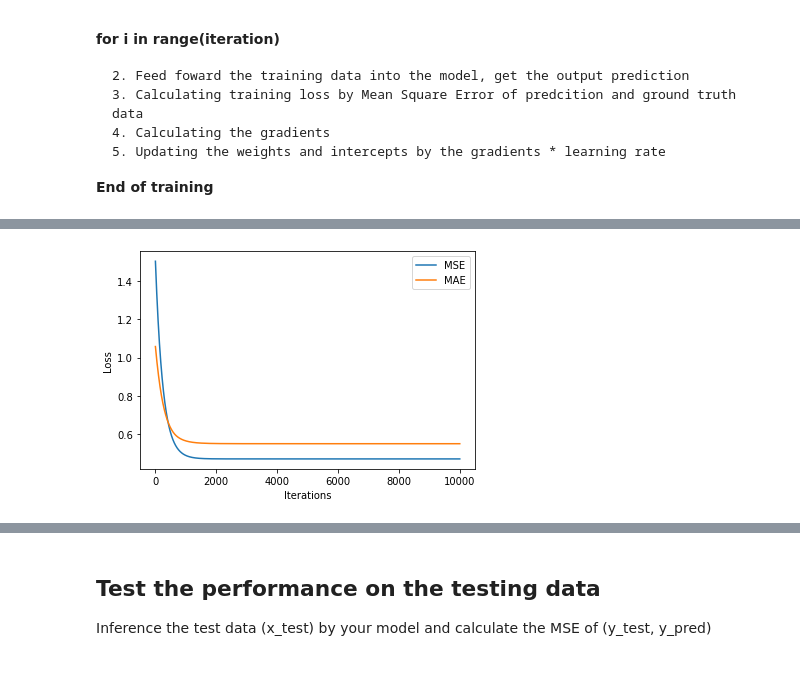
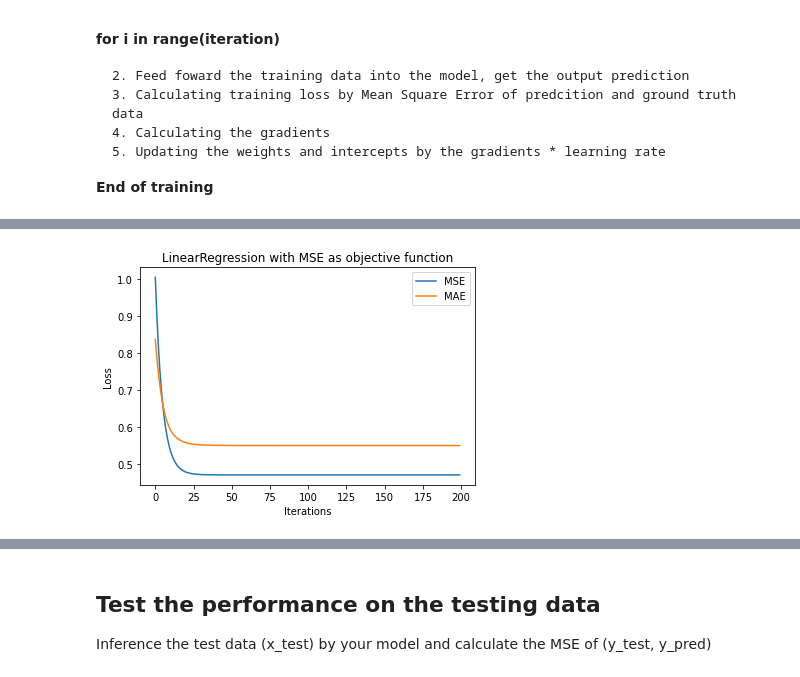
Before and after one commit to hurueilin/PR_HW1, a Jupyter notebook: 309553024_HW1.ipynb, the cells around one changed output, grey strips where cells are left out. Drawn from its saved outputs; the diff is of its cells as text; code cells hidden in the pictures.

```diff
--- a/309553024_HW1.ipynb
+++ b/309553024_HW1.ipynb
@@ -70,8 +70,8 @@ plt.plot(x_test, y_test, '.')
 
 # print (m, c)
 # %%
-def linear_regression(x_data, y_data, L=0.001, epochs=10000):
-    """Construct a Linear regression model(y = b0 + b1x) with MSE as loss function.
+def LinearRegression_MSE(x_data, y_data, L=0.001, epochs=10000):
+    """Construct a Linear regression model(y = b0 + b1x) with MSE as objective function.
 
     Arguments:
     L -- learning rate
@@ -84,19 +84,19 @@ def linear_regression(x_data, y_data, L=0.001, epochs=10000):
 
     X = x_data
     Y = y_data
-    n = float(len(X))
+    n = len(X)
 
     record_MSE, record_MAE = [], [] # keep track of loss
 
     # Gradient Descent
     for i in range(epochs):
-        Y_current = b0 + b1 * X  # The current predicted value
+        Y_pred = b0 + b1 * X  # The current predicted value
 
-        MSE_loss = sum([tmp**2 for tmp in (Y - Y_current)]) / n
-        MAE_loss = sum(abs(Y - Y_current)) / n
+        MSE_loss = sum((Y - Y_pred)**2) / n
+        MAE_loss = sum(abs(Y - Y_pred)) / n
 
-        D_b0 = (-2/n) * sum(Y - Y_current)  # Derivative wrt b0
-        D_b1 = (-2/n) * sum(X * (Y - Y_current))  # Derivative wrt b1
+        D_b0 = (-2/n) * sum(Y - Y_pred)  # Derivative wrt b0
+        D_b1 = (-2/n) * sum((Y - Y_pred) * X)  # Derivative wrt b1
         b0 = b0 - L * D_b0  # Update b0
         b1 = b1 - L * D_b1  # Update b1
 
@@ -105,8 +105,8 @@ def linear_regression(x_data, y_data, L=0.001, epochs=10000):
 
     return b0, b1, record_MSE, record_MAE
 # %%
-B0, B1, record_MSE, record_MAE = linear_regression(x_train, y_train, epochs=10000)
-print(B0, B1)
+B0, B1, record_MSE, record_MAE = LinearRegression_MSE(x_train, y_train, L=0.05, epochs=200)
+print('result b0, b1:', B0, B1)
 print('final MSE:', record_MSE[-1])
 print('final MAE:', record_MAE[-1])
 
@@ -114,6 +114,7 @@ print('final MAE:', record_MAE[-1])
 x = range(0, len(record_MSE))
 y1 = record_MSE
 y2 = record_MAE
+plt.title("LinearRegression with MSE as objective function")
 plt.xlabel("Iterations")
 plt.ylabel("Loss")
 plt.plot(x, y1, label='MSE')
@@ -128 +129 @@ final MAE: 0.5503357960068421
-[figure, old version]
+[figure, new version]
```
Also changed, not shown: parts of 3 cells of this notebook.
